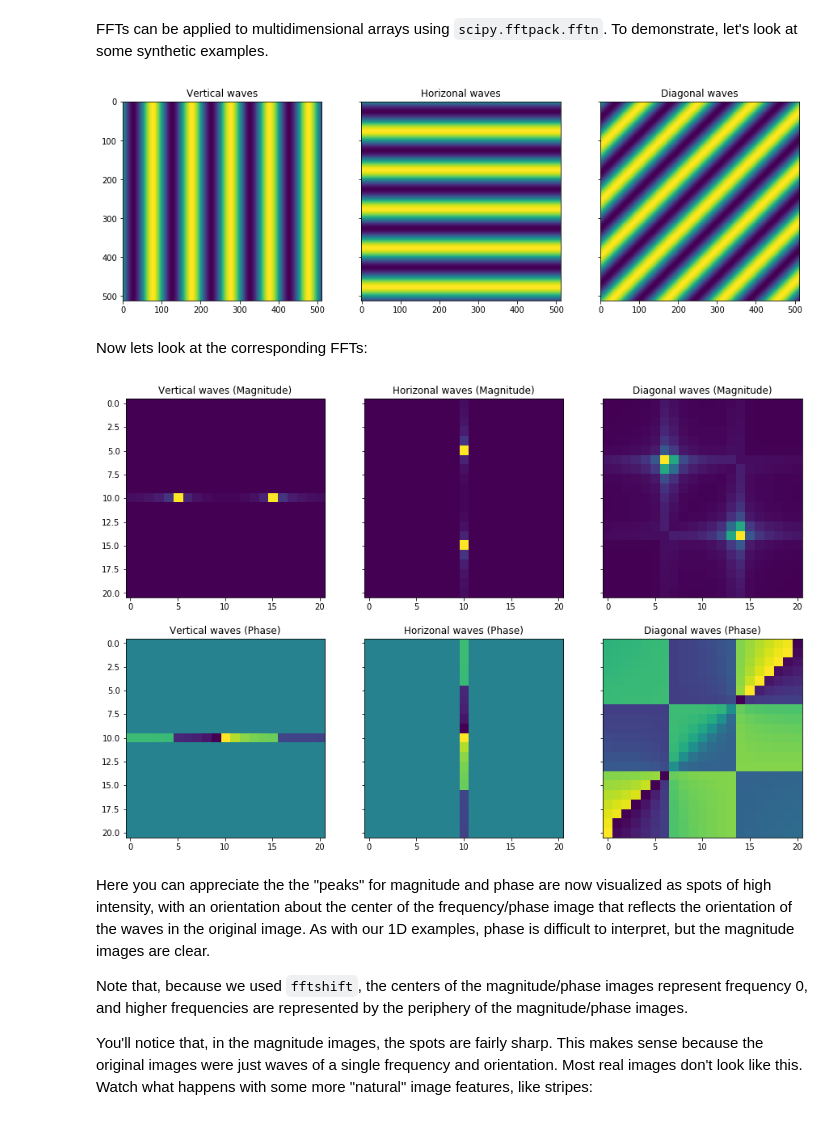
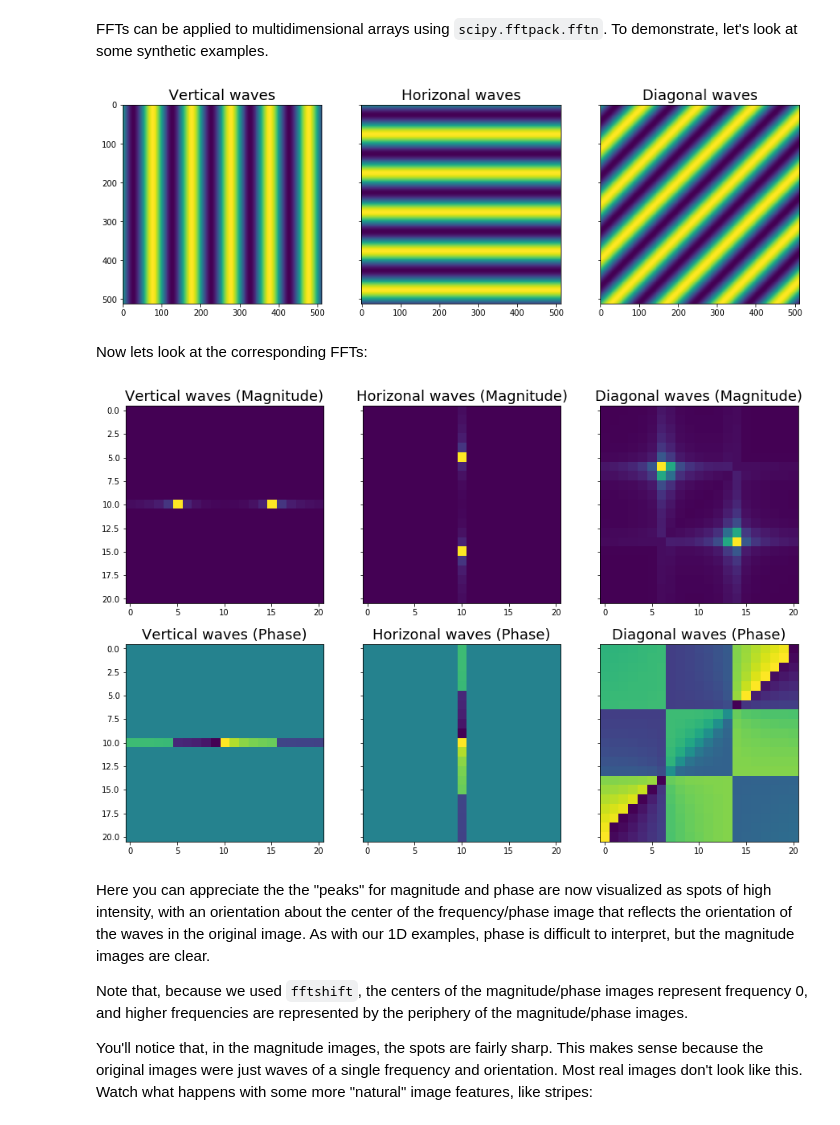
Before and after one commit to TheJacksonLaboratory/images-as-signals, a Jupyter notebook: lessons/2-Fourier_Transform.ipynb, the cells around one changed output. Drawn from its saved outputs; the diff is of its cells as text; code cells hidden in the pictures.

```diff
--- a/lessons/2-Fourier_Transform.ipynb
+++ b/lessons/2-Fourier_Transform.ipynb
@@ -189,6 +190,7 @@ x_fft = fftshift(fft(walk.x))
 # Plot
 fig, ax = plt.subplots(nrows=2, figsize=(15,8))
 fig.subplots_adjust(hspace=.8)
+font = {'size': 18}
 
 # Top plot
 ax[0].plot(walk.t, walk.x)
@@ -420,13 +422,13 @@ image2 = image2[248:-240, 248:-240]
 # Plot
 fig, ax = plt.subplots(ncols=3, figsize=(15, 5), sharey=True)
 ax[0].imshow(image0)
-ax[0].set_title('Vertical waves')
+ax[0].set_title('Vertical waves', fontdict=font)
 ax[1].imshow(image1)
-ax[1].set_title('Horizonal waves')
+ax[1].set_title('Horizonal waves', fontdict=font)
 ax[2].imshow(image2)
-ax[2].set_title('Diagonal waves');
+ax[2].set_title('Diagonal waves', fontdict=font);
 # %% [output]
-[figure, old version]
+[figure, new version]
 # %% [markdown]
 Now lets look at the corresponding FFTs:
 # %%
@@ -439,40 +441,40 @@ image0_mag = fftshift(image0_mag) # Remember why we use `fftshift`
 image1_mag = np.abs(fftn(image1))
 image1_mag = fftshift(image1_mag)
 
 image2_mag = np.abs(fftn(image2))
 image2_mag = fftshift(image2_mag)
 
 # Get phases
 image0_ph = np.angle(fftn(image0))
 image0_ph = fftshift(image0_ph)
 
 image1_ph = np.angle(fftn(image1))
 image1_ph = fftshift(image1_ph)
 
 image2_ph = np.angle(fftn(image2))
 image2_ph = fftshift(image2_ph)
 
 
 # Plots
 fig, ax = plt.subplots(ncols=3, nrows=2, figsize=(15, 10), sharey=True)
 
 # Upper panels
 ax[0,0].imshow(image0_mag[246:267, 246:267]) # Need to focus on the peaks
-ax[0,0].set_title('Vertical waves (Magnitude)')
+ax[0,0].set_title('Vertical waves (Magnitude)', fontdict=font)
 ax[0,1].imshow(image1_mag[246:267, 246:267])
-ax[0,1].set_title('Horizonal waves (Magnitude)')
+ax[0,1].set_title('Horizonal waves (Magnitude)', fontdict=font)
 ax[0,2].imshow(image2_mag[246:267, 246:267])
-ax[0,2].set_title('Diagonal waves (Magnitude)')
+ax[0,2].set_title('Diagonal waves (Magnitude)', fontdict=font)
 
 # Lower panels
 ax[1,0].imshow(image0_ph[246:267, 246:267]) # Need to focus on the peaks
-ax[1,0].set_title('Vertical waves (Phase)')
+ax[1,0].set_title('Vertical waves (Phase)', fontdict=font)
 ax[1,1].imshow(image1_ph[246:267, 246:267])
-ax[1,1].set_title('Horizonal waves (Phase)')
+ax[1,1].set_title('Horizonal waves (Phase)', fontdict=font)
 ax[1,2].imshow(image2_ph[246:267, 246:267])
-ax[1,2].set_title('Diagonal waves (Phase)');
+ax[1,2].set_title('Diagonal waves (Phase)', fontdict=font);
 # %% [output]
-[figure, old version]
+[figure, new version]
 # %% [markdown]
 Here you can appreciate the the "peaks" for magnitude and phase are now visualized as spots of high intensity, with an orientation about the center of the frequency/phase image that reflects the orientation of the waves in the original image. As with our 1D examples, phase is difficult to interpret, but the magnitude images are clear.
 
```
Also changed, not shown: parts of 17 cells of this notebook, 1 other file.
